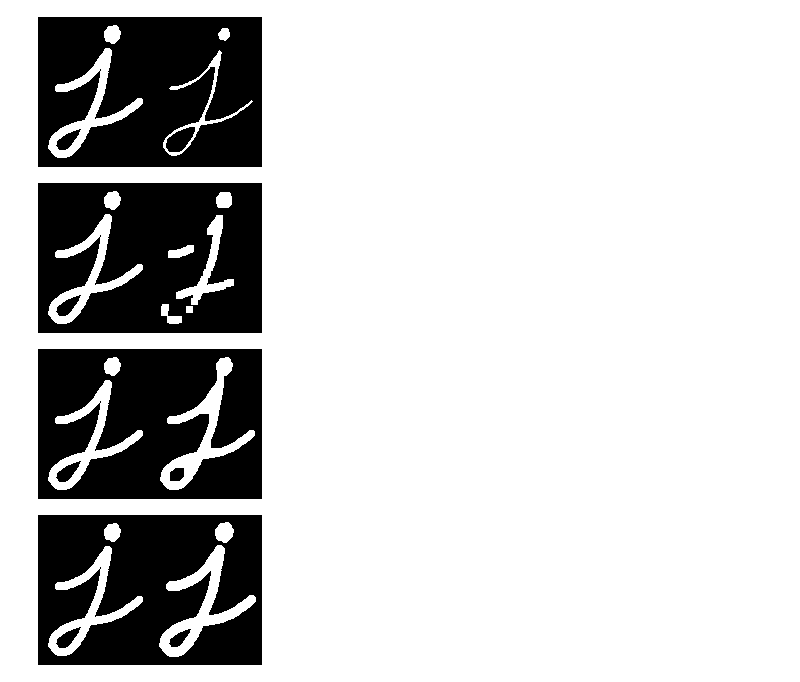
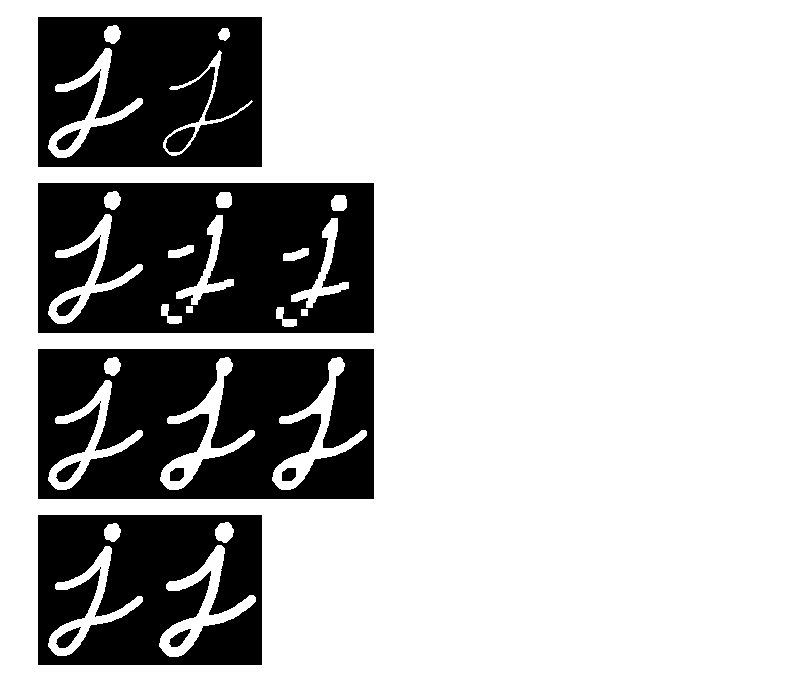
Before and after one commit to nargyanti/IPCV_Genap_2022, a Jupyter notebook: Week8.ipynb, the cells around one changed output. Drawn from its saved outputs; the diff is of its cells as text; code cells hidden in the pictures.

Commit message:
Update dilation and erosion function

```diff
--- a/Week8.ipynb
+++ b/Week8.ipynb
@@ -23,12 +25,27 @@ def dilation(image, structure_element):
   return filtered_image
-# %%
-def erotion(image, structure_element):
-  # Get output shape
-  filtered_image = np.zeros(image.shape, image.dtype)
-
-  # Convolutional
-  for x in range(image.shape[0] - structure_element.shape[0]):
-      for y in range(image.shape[1] - structure_element.shape[1]):
-          filtered_image[x, y] = np.sum(image[x:x+structure_element.shape[0], y:y+structure_element.shape[0]] * structure_element)
-
-  return filtered_image
+# %%
+def erotion(image, structure_element):
+  filtered_image = np.copy(image)
+  radius = structure_element.shape[0] // 2
+
+  for x in range(radius, image.shape[0]-radius):
+    for y in range(radius, image.shape[1]-radius):
+      x_start = x - radius
+      x_end = x + radius + 1
+      y_start = y - radius
+      y_end = y + radius + 1
+      selection = np.copy(image[x_start:x_end, y_start:y_end])
+      for i in range(structure_element.shape[0]):
+        for j in range(structure_element.shape[1]):
+          if(255 in selection): # if contains 255 in selection image
+            if(structure_element[i,j] == 1 and selection[i,j] == 0).all(): # 0 if there are 1 matrix that contain 0
+              filtered_image[x, y] = 0
+  return filtered_image
+# %%
+def opening(image, structure_element):
+  filtered_image = np.copy(image)
+
+  filtered_image = erotion(image, structure_element)
+  filtered_image = dilation(filtered_image, structure_element)
+
+  return filtered_image
@@ -151,29 +174,29 @@ cv2_imshow(final_frame)
 # %%
 # No 7 - Opening 7x7 square with and without OpenCV
 
 # With OpenCV
 opening_image_opencv = opening_opencv(image, square_se_7x7)
 
 # Without OpenCV
-# Sorry sir I'm still confuse about the calculation without OpenCV
+opening_image = opening(image, square_se_7x7)
 
-final_frame = cv2.hconcat((image, opening_image_opencv))
+final_frame = cv2.hconcat((image, opening_image_opencv, opening_image))
 cv2_imshow(final_frame)
 # %% [output]
-[figure, old version]
+[figure, new version]
 # %%
-# No 8 - Closing 7x7 square with and without OpenCV
+# No 8 - Closing 9x9 square with and without OpenCV
 
 # With OpenCV
 closing_image_opencv = closing_opencv(image, square_se_9x9)
 
 # Without OpenCV
-# Sorry sir I'm still confuse about the calculation without OpenCV
+closing_image = closing_opencv(image, square_se_9x9)
 
-final_frame = cv2.hconcat((image, closing_image_opencv))
+final_frame = cv2.hconcat((image, closing_image_opencv, closing_image))
 cv2_imshow(final_frame)
 # %% [output]
-[figure, old version]
+[figure, new version]
 # %%
 # No 9.1 - Dilation 3x3 cross with OpenCV
 dilation_image_opencv = dilation_opencv(image, cross_se_3x3)
```
Also changed, not shown: parts of 4 cells of this notebook.
